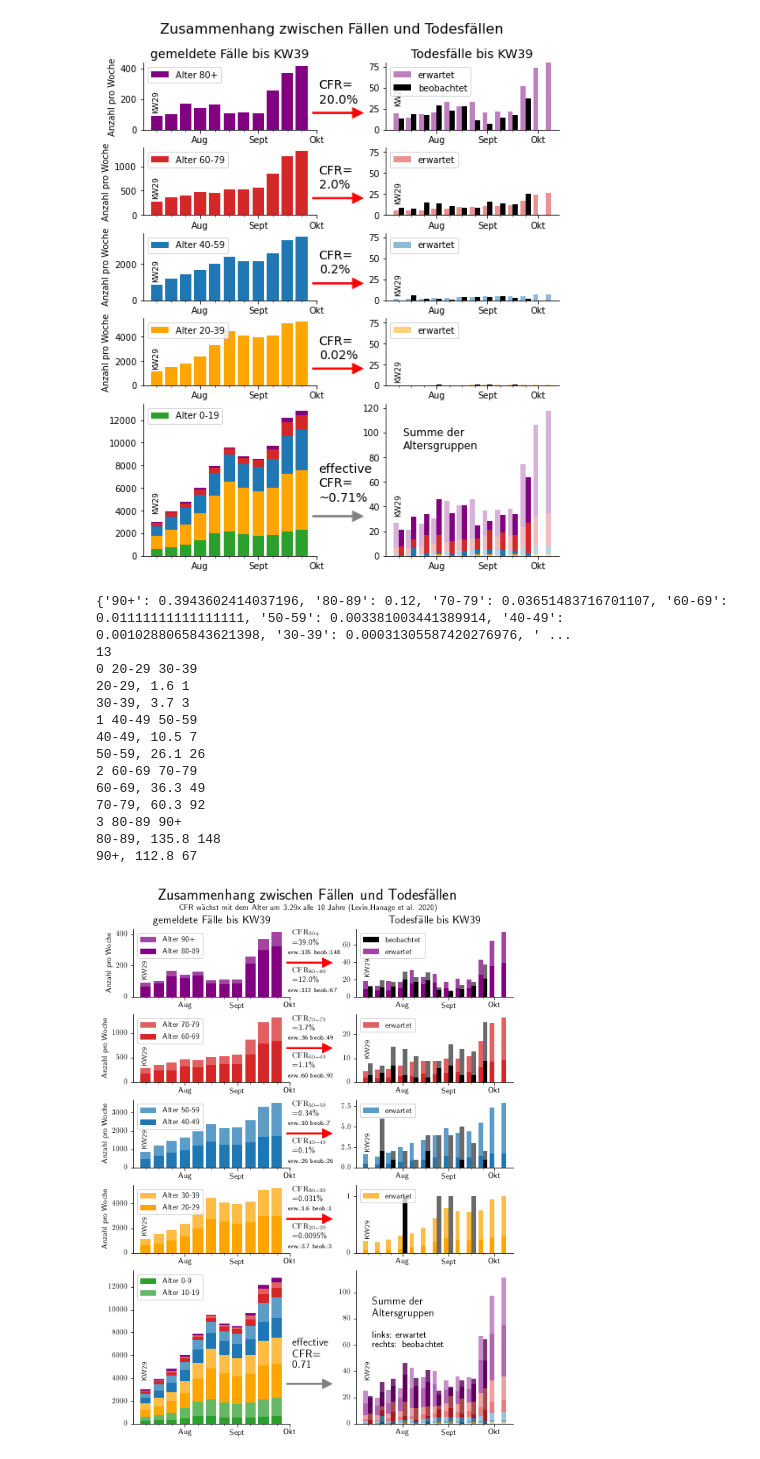
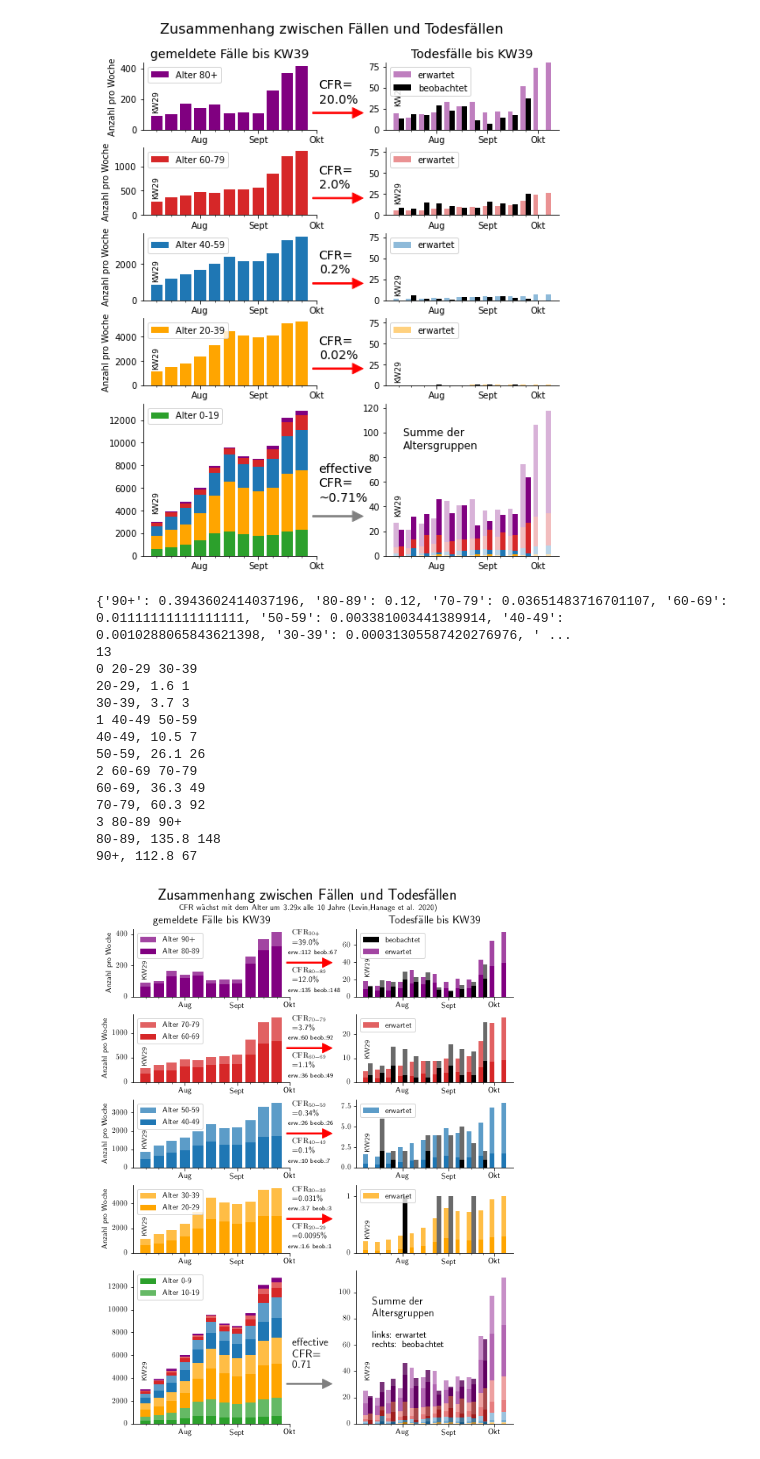
Before and after one commit to Priesemann-Group/covid19_research, a Jupyter notebook: SurvStat_RKI/notebooks/CFR_Graph.ipynb, the cells around one changed output. Drawn from its saved outputs; the diff is of its cells as text; code cells hidden in the pictures.

```diff
--- a/SurvStat_RKI/notebooks/CFR_Graph.ipynb
+++ b/SurvStat_RKI/notebooks/CFR_Graph.ipynb
@@ -584,21 +584,22 @@ for i,ab in enumerate([["20-29","30-39"],["40-49","50-59"],["60-69","70-79"],["8
     print("%s, %.1f %d"%(b,np.sum(cases[b][:-3])*cfr[b],np.sum(deaths_by_age[b][2:])))
 
     if True:
+        erw_a = np.sum(cases[a][:-3])*cfr[a]
+        erw_b = np.sum(cases[b][:-3])*cfr[b]
+
         ax.text(1.015,0.92,r"$\mathrm{CFR}_{%s}$"%(b),transform=ax.transAxes,rotation=0,size=10)
         ax.text(1.015,0.76,f"={round_to_n(cfr[b]*100,2)}\%",transform=ax.transAxes,rotation=0,size=10)
-        erw_a = np.sum(cases[a][:-3])*cfr[a]
-        if erw_a < 10:
-            ax.text(.99,0.62,"erw.:%.1f beob.:%d"%(erw_a,np.sum(deaths_by_age[a][2:])),transform=ax.transAxes,size=8)
+        if erw_b < 10:
+            ax.text(.99,0.62,"erw.:%.1f beob.:%d"%(erw_b,np.sum(deaths_by_age[b][2:])),transform=ax.transAxes,size=8)
         else:
-            ax.text(.99,0.62,"erw.:%d beob.:%d"%(erw_a,np.sum(deaths_by_age[a][2:])),transform=ax.transAxes,size=8)
+            ax.text(.99,0.62,"erw.:%d beob.:%d"%(erw_b,np.sum(deaths_by_age[b][2:])),transform=ax.transAxes,size=8)
 
         ax.text(1.015,0.37,r"$\mathrm{CFR}_{%s}$"%(a),transform=ax.transAxes,rotation=0,size=10)
         ax.text(1.015,0.21,f"={round_to_n(cfr[a]*100,2)}\%",transform=ax.transAxes,rotation=0,size=10)
-        erw_b = np.sum(cases[b][:-3])*cfr[b]
-        if erw_b < 10:
-            ax.text(.99,0.07,"erw.:%.1f beob.:%d"%(erw_b,np.sum(deaths_by_age[b][2:])),transform=ax.transAxes,size=8)
+        if erw_a < 10:
+            ax.text(.99,0.07,"erw.:%.1f beob.:%d"%(erw_a,np.sum(deaths_by_age[a][2:])),transform=ax.transAxes,size=8)
         else:
-            ax.text(.99,0.07,"erw.:%d beob.:%d"%(erw_b,np.sum(deaths_by_age[b][2:])),transform=ax.transAxes,size=8)
+            ax.text(.99,0.07,"erw.:%d beob.:%d"%(erw_a,np.sum(deaths_by_age[a][2:])),transform=ax.transAxes,size=8)
 
 
     ax.annotate("",xy=(1.27,.5),xytext=(.98,.5),xycoords='axes fraction', arrowprops=dict( color='red',width=1.5))
@@ -634,31 +635,31 @@ dx.text(28.7,max(last_cd[2],last_d[2])*1.3,"KW29",rotation=90,size=9)
 
 dx.bar(np.arange(len(deaths_by_age[ag])-2)+.2+29,last_d[2:],width=.4,color="black",label="beobachtet",alpha=0.25)
 
 for tx in txs:
 
     tx.spines['top'].set_visible(False)
     tx.spines['right'].set_visible(False)
 
     tx.set_xticks([32,36,40])
     tx.set_xticks(range(29,41),minor=True)
     tx.set_xticklabels(["Aug","Sept","Okt"])
 
 
 fig.savefig("AgeCfrEstimatedDeathsStack_10y.pdf")
 fig.savefig("AgeCfrEstimatedDeathsStack_10y.png",dpi=300)
 # %% [output]
 {'90+': 0.3943602414037196, '80-89': 0.12, '70-79': 0.03651483716701107, '60-69': 0.01111111111111111, '50-59': 0.003381003441389914, '40-49': 0.0010288065843621398, '30-39': 0.00031305587420276976, ' ...
 13
 0 20-29 30-39
 20-29, 1.6 1
 30-39, 3.7 3
 1 40-49 50-59
 40-49, 10.5 7
 50-59, 26.1 26
 2 60-69 70-79
 60-69, 36.3 49
 70-79, 60.3 92
 3 80-89 90+
 80-89, 135.8 148
 90+, 112.8 67
-[figure, old version]
+[figure, new version]
```
Also changed, not shown: 2 other files.
